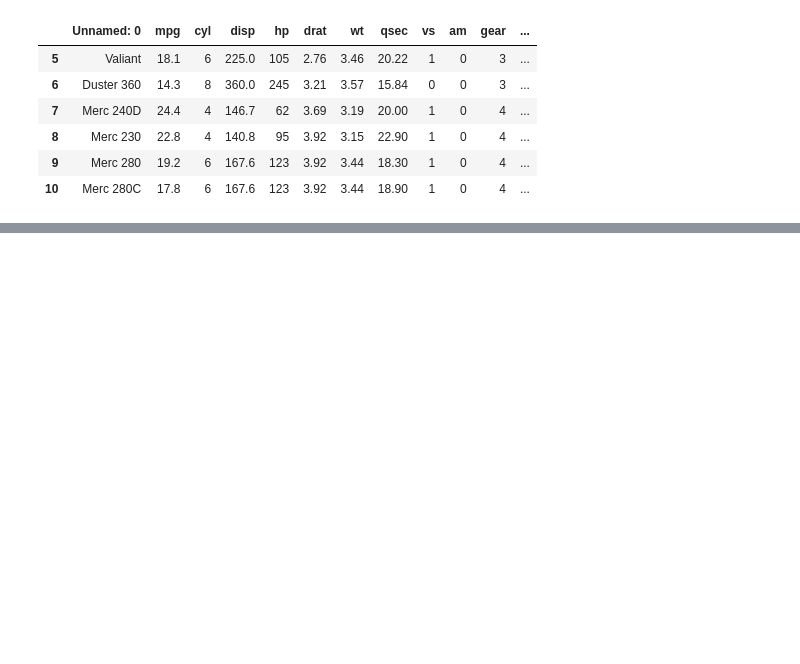
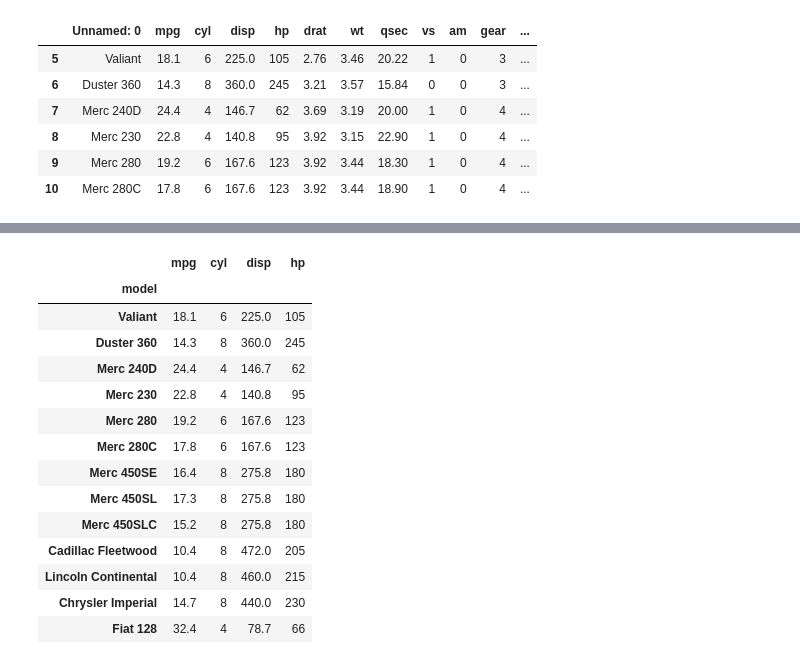
Before and after one commit to saikhairnar20023/Data--science-programs, a Jupyter notebook: Program__6.ipynb, the cells around one changed output, grey strips where cells are left out. Cells and saved outputs as stored; diff of their text form; code cells hidden in the pictures; blank space fills up the shorter version.

```diff
--- a/Program__6.ipynb
+++ b/Program__6.ipynb
@@ -276,0 +349,18 @@ df.loc[5:10]
+# %%
+df.loc["Valiant":"Fiat 128","mpg":"hp"]
+# %% [output]
+|  | mpg | cyl | disp | hp |
+| model |  |  |  |  |
+| Valiant | 18.1 | 6 | 225.0 | 105 |
+| Duster 360 | 14.3 | 8 | 360.0 | 245 |
+| Merc 240D | 24.4 | 4 | 146.7 | 62 |
+| Merc 230 | 22.8 | 4 | 140.8 | 95 |
+| Merc 280 | 19.2 | 6 | 167.6 | 123 |
+| Merc 280C | 17.8 | 6 | 167.6 | 123 |
+| Merc 450SE | 16.4 | 8 | 275.8 | 180 |
+| Merc 450SL | 17.3 | 8 | 275.8 | 180 |
+| Merc 450SLC | 15.2 | 8 | 275.8 | 180 |
+| Cadillac Fleetwood | 10.4 | 8 | 472.0 | 205 |
+| Lincoln Continental | 10.4 | 8 | 460.0 | 215 |
+| Chrysler Imperial | 14.7 | 8 | 440.0 | 230 |
+| Fiat 128 | 32.4 | 4 | 78.7 | 66 |
```
Also changed, not shown: parts of 15 cells of this notebook.
